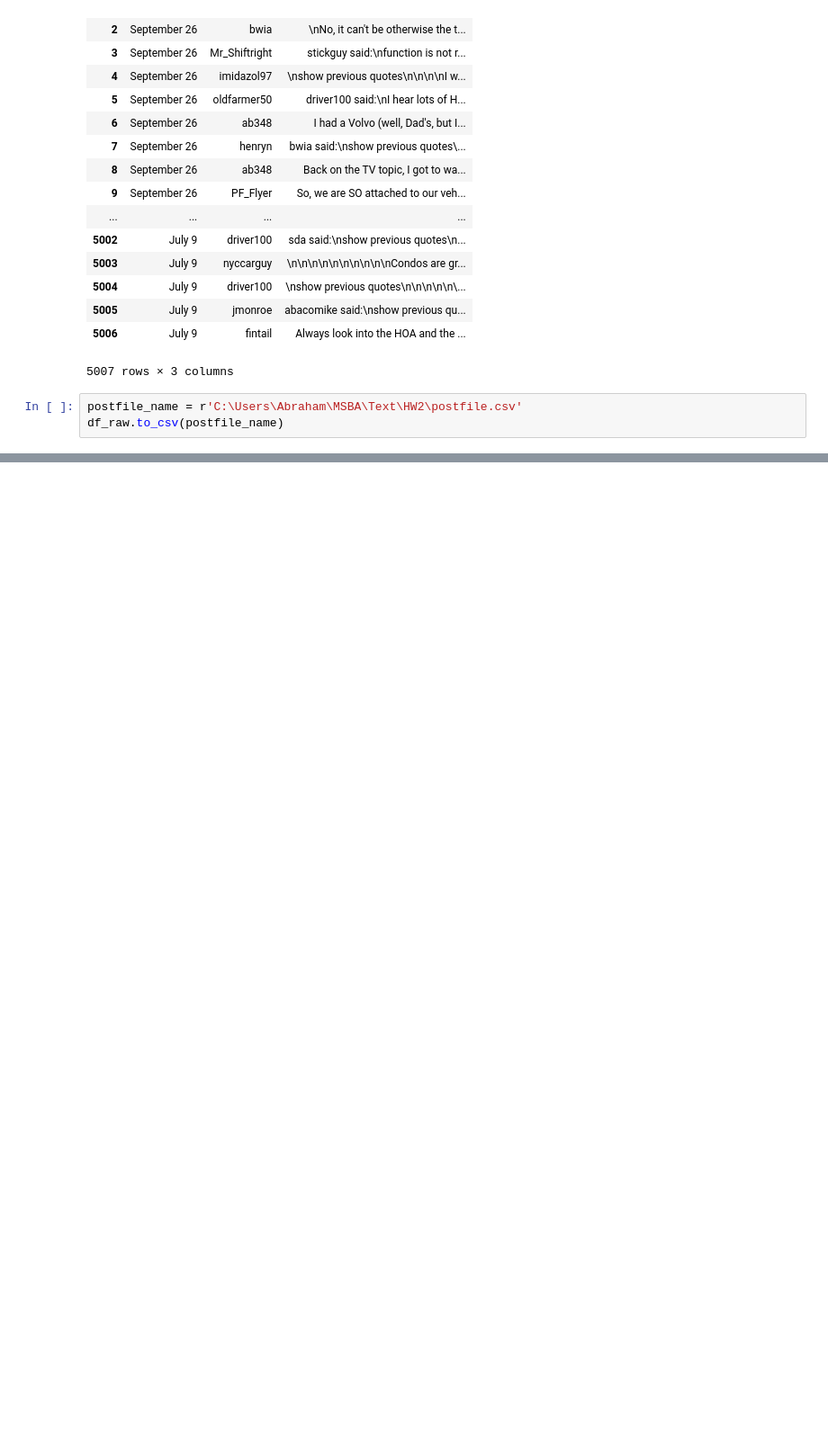
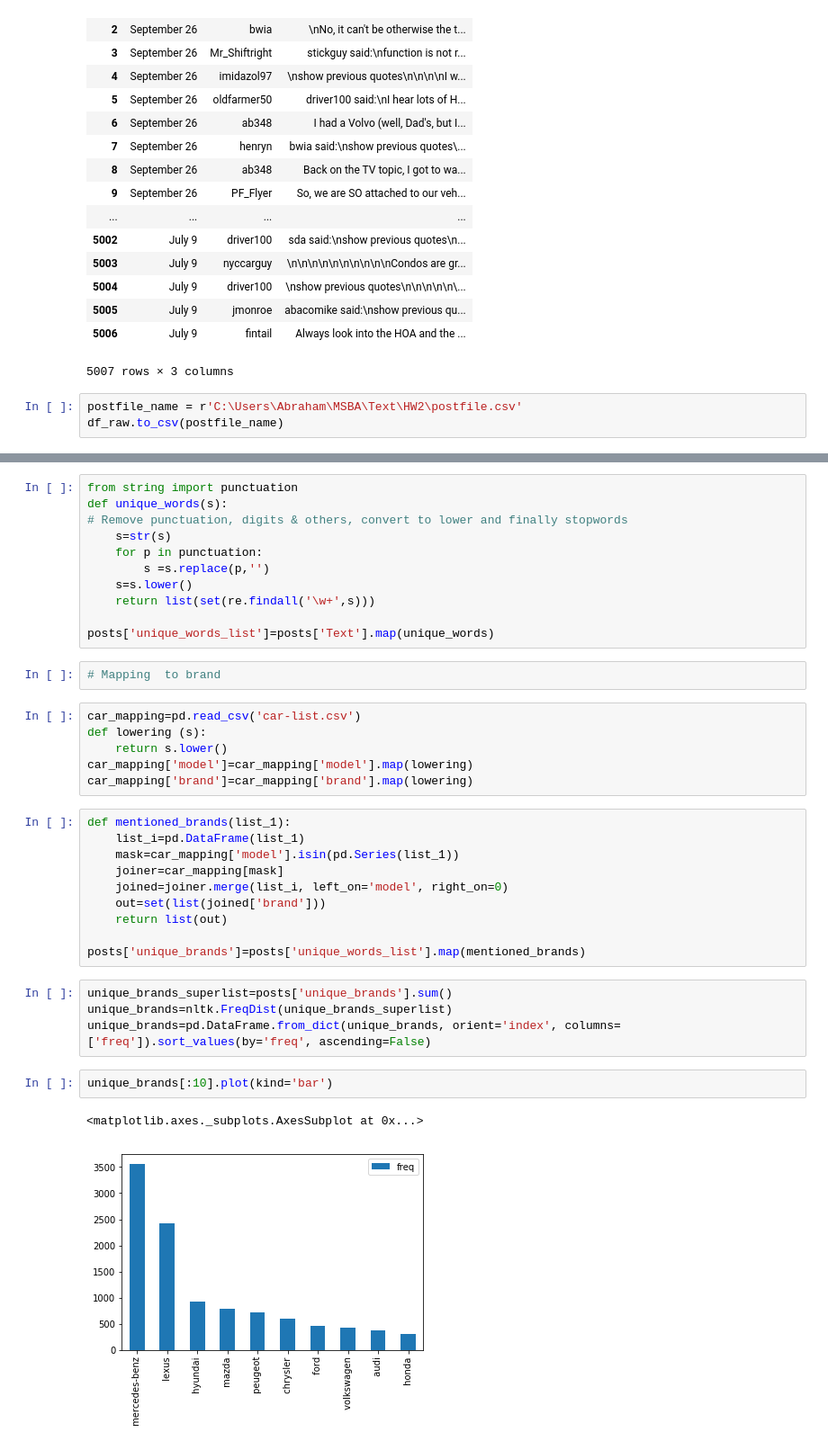
Before and after one commit to AbrahamKhan/MIS-284N-Text-Analytics, a Jupyter notebook: HW 2.0.ipynb, the cells around one changed output, grey strips where cells are left out. Shown: that part at 90% size. Cells and saved outputs as stored; diff of their text form; blank space fills up the shorter version.

Commit message:
Latest one with famous brands: Avani

```diff
--- a/HW 2.0.ipynb
+++ b/HW 2.0.ipynb
@@ -90,0 +157,38 @@ df_raw.to_csv(postfile_name)
+# %%
+from string import punctuation
+def unique_words(s):
+# Remove punctuation, digits & others, convert to lower and finally stopwords
+    s=str(s)
+    for p in punctuation:
+        s =s.replace(p,'')
+    s=s.lower()
+    return list(set(re.findall('\w+',s)))
+
+posts['unique_words_list']=posts['Text'].map(unique_words)
+# %%
+# Mapping  to brand
+# %%
+car_mapping=pd.read_csv('car-list.csv')
+def lowering (s):
+    return s.lower()
+car_mapping['model']=car_mapping['model'].map(lowering)
+car_mapping['brand']=car_mapping['brand'].map(lowering)
+# %%
+def mentioned_brands(list_1):
+    list_i=pd.DataFrame(list_1)
+    mask=car_mapping['model'].isin(pd.Series(list_1))
+    joiner=car_mapping[mask]
+    joined=joiner.merge(list_i, left_on='model', right_on=0)
+    out=set(list(joined['brand']))
+    return list(out)
+
+posts['unique_brands']=posts['unique_words_list'].map(mentioned_brands)
+# %%
+unique_brands_superlist=posts['unique_brands'].sum()
+unique_brands=nltk.FreqDist(unique_brands_superlist)
+unique_brands=pd.DataFrame.from_dict(unique_brands, orient='index', columns=['freq']).sort_values(by='freq', ascending=False)
+# %%
+unique_brands[:10].plot(kind='bar')
+# %% [output]
+<matplotlib.axes._subplots.AxesSubplot at 0x...>
+[figure, added]
```
Also changed, not shown: parts of 16 cells of this notebook.
